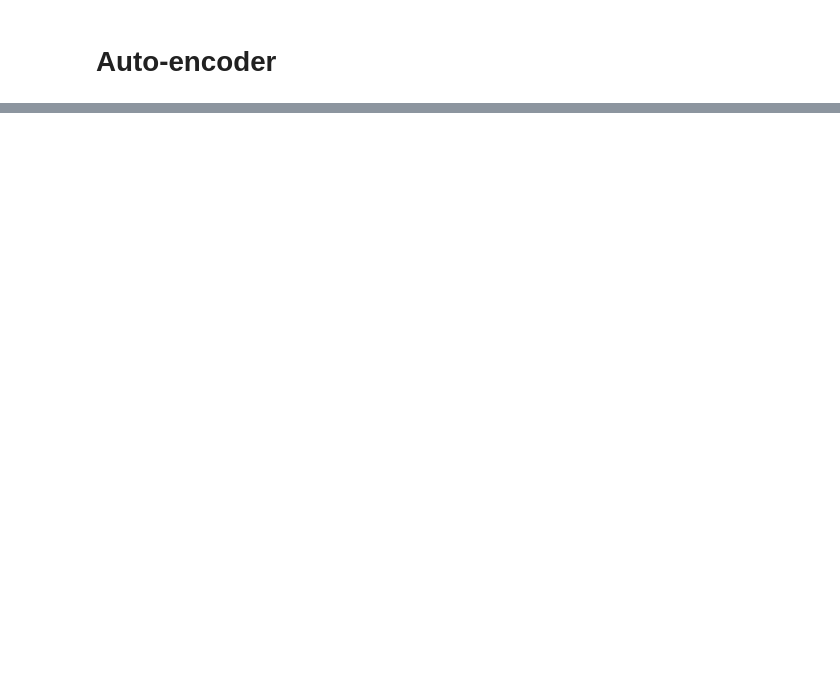
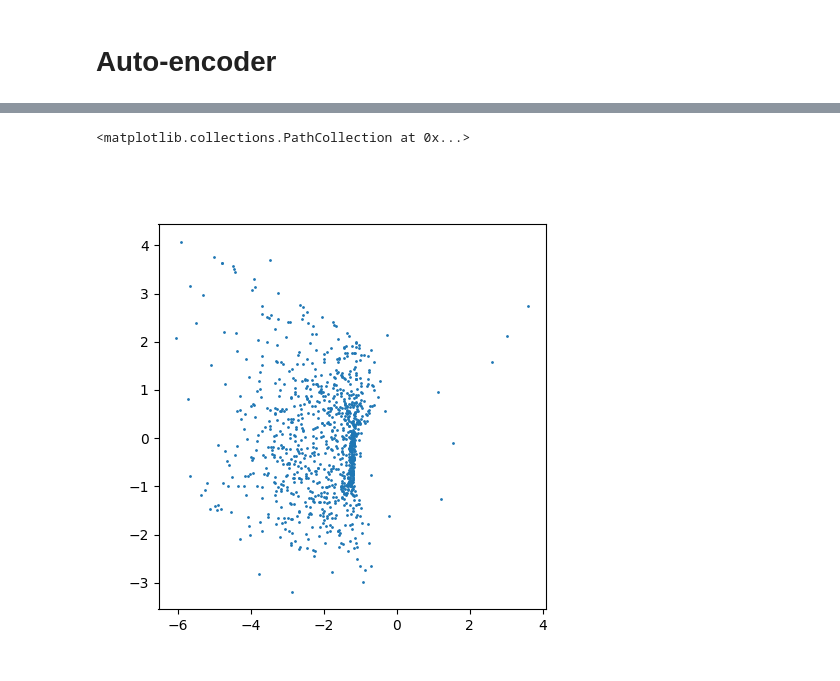
Before and after one commit to rcpaffenroth/dac_raghu, a Jupyter notebook: LunarLander_Autoencoder.ipynb, the cells around one changed output, grey strips where cells are left out. Cells and saved outputs as stored; diff of their text form; code cells hidden in the pictures; blank space fills up the shorter version.

```diff
--- a/LunarLander_Autoencoder.ipynb
+++ b/LunarLander_Autoencoder.ipynb
@@ -206,0 +141,9 @@ py.plot(x_hat)
+# %%
+U,E,V = torch.svd(H)
+H_2 = (U @ torch.diag(E))[:,0:2].detach().numpy()
+
+_,ax = plt.subplots(1,1,figsize=(5, 5))
+ax.scatter(H_2[:,0], H_2[:,1], s=1)
+# %% [output]
+<matplotlib.collections.PathCollection at 0x...>
+[figure, added]
```
Also changed, not shown: parts of 25 cells of this notebook, 1 other file.
